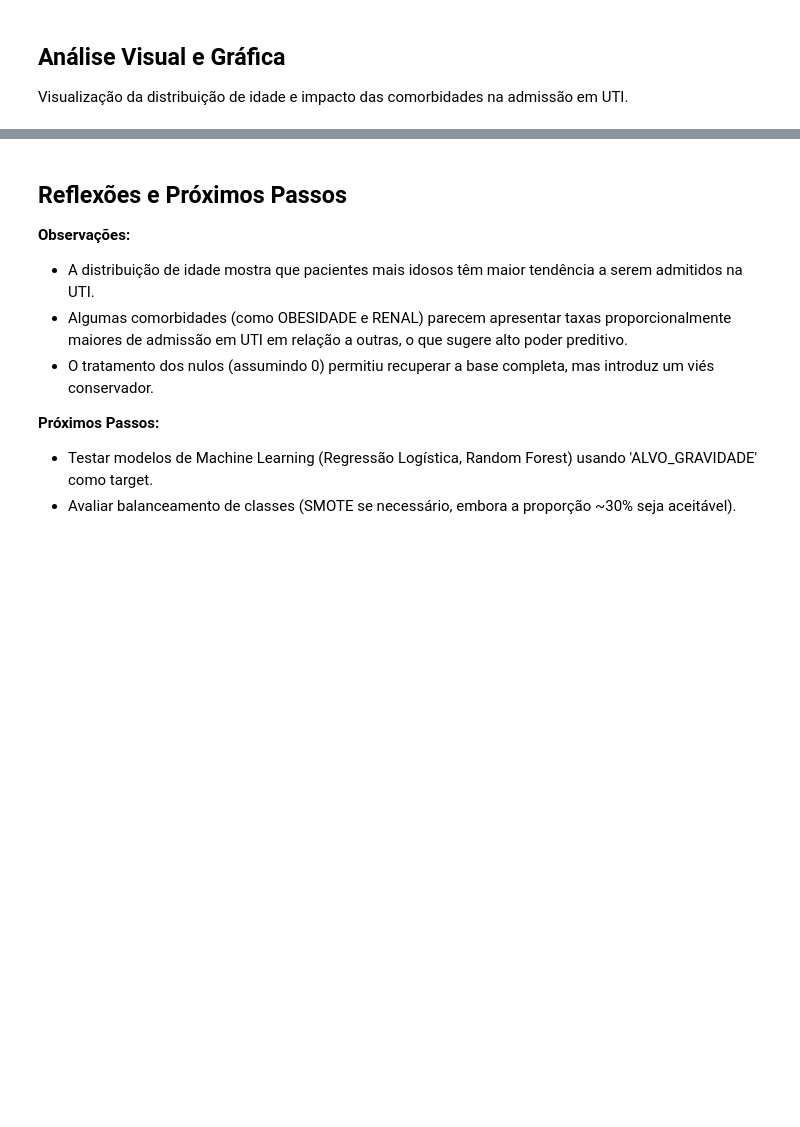
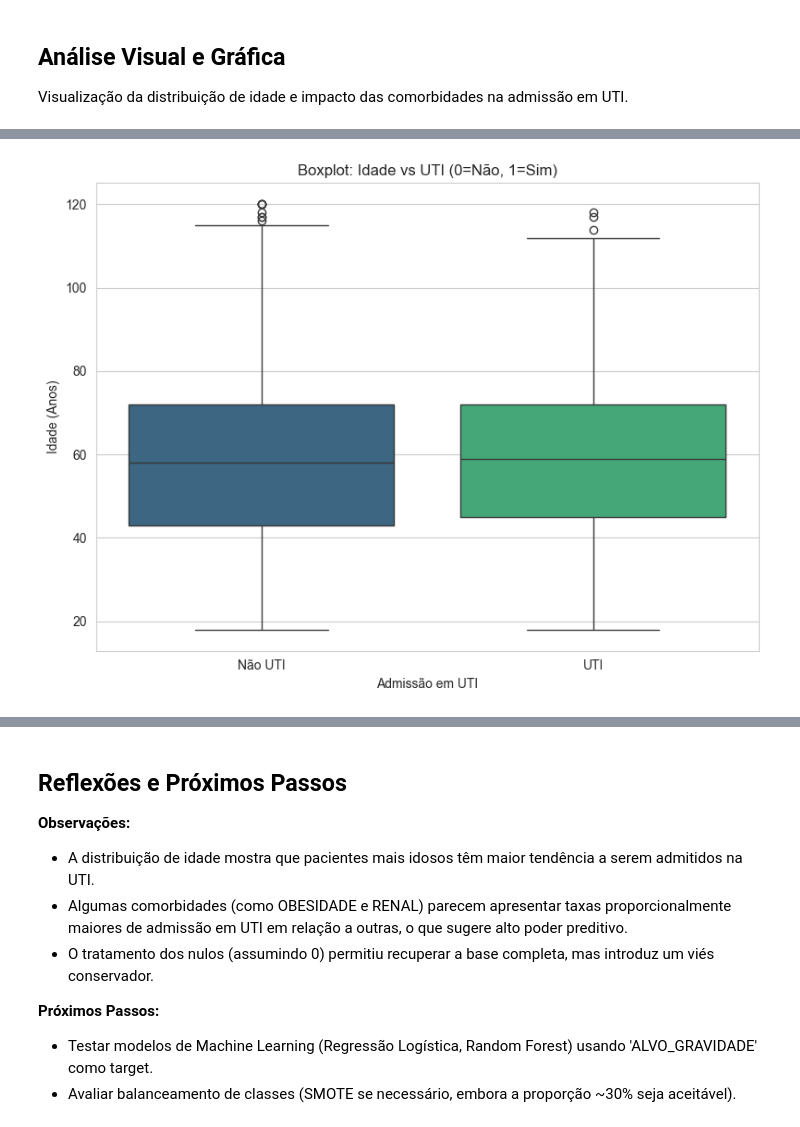
Before and after one commit to Andr3yGabriel/srag-analisis, a Jupyter notebook: main.ipynb, the cells around one changed output, grey strips where cells are left out. Cells and saved outputs as stored; diff of their text form; code cells hidden in the pictures; blank space fills up the shorter version.

```diff
--- a/main.ipynb
+++ b/main.ipynb
@@ -493,0 +472,21 @@ plt.show()
+# %%
+plt.figure(figsize=(8, 6))
+
+sns.boxplot(
+    x='ALVO_GRAVIDADE',
+    y='NU_IDADE_N',
+    hue='ALVO_GRAVIDADE',
+    data=df_analise_filtrado,
+    palette='viridis',
+    legend=False
+)
+
+plt.title('Boxplot: Idade vs UTI (0=Não, 1=Sim)')
+plt.xlabel('Admissão em UTI')
+plt.ylabel('Idade (Anos)')
+plt.xticks([0, 1], ['Não UTI', 'UTI'])
+
+plt.tight_layout()
+plt.show()
+# %% [output]
+[figure, added]
```
Also changed, not shown: parts of 10 cells of this notebook.
